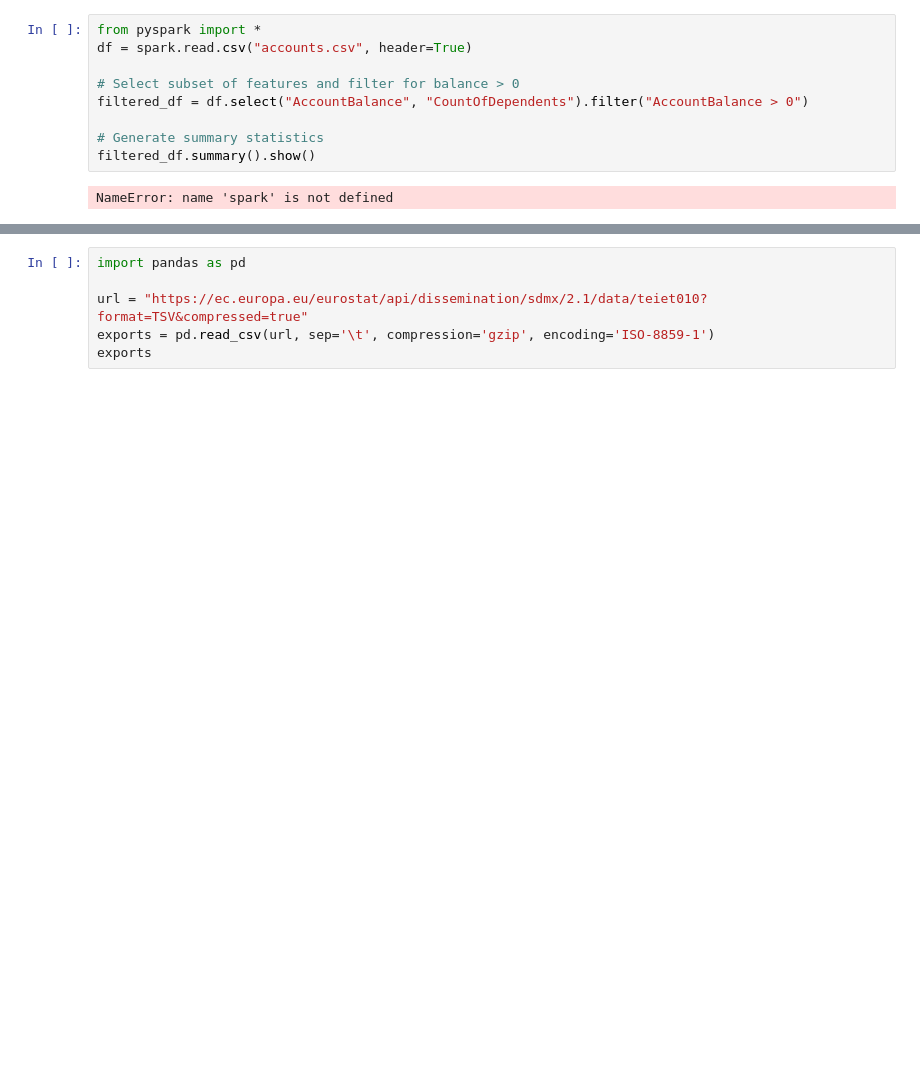
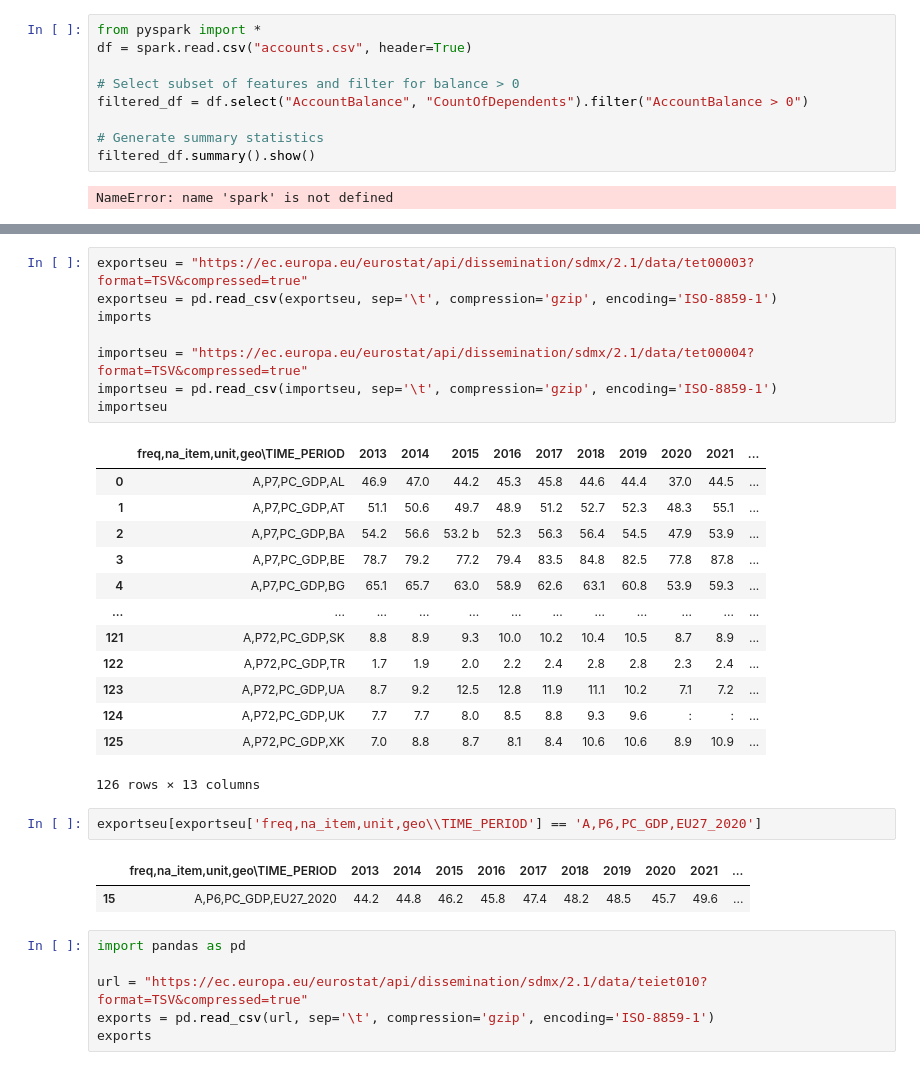
Before and after one commit to JonasHasl/finpage, a Jupyter notebook: src/pages/tradeEU.ipynb, the cells around one changed output, grey strips where cells are left out. Drawn from its saved outputs; the diff is of its cells as text; blank space fills up the shorter version.

```diff
--- a/src/pages/tradeEU.ipynb
+++ b/src/pages/tradeEU.ipynb
@@ -25,6 +25,33 @@ imports
 | 3 | M,IMP,TOTAL,WRL_REST,PCH_M1_SA,EU... | 5.6 | 0.7 | 2.3 | 0.4 | -2.8 | 2.1 | 2.1 | -2.8 | 1.7 | ... |
 | 4 | M,IMP,TOTAL,WRL_REST,TVAL_SA,EA20 | 221282.7 | 222112.1 | 226483.8 | 225494.4 | 220399.8 | 224211.3 | 228232.4 | 223359.9 | 227432.3 | ... |
 | 5 | M,IMP,TOTAL,WRL_REST,TVAL_SA,EU27... | 198829.6 | 200288.1 | 204993.0 | 205789.6 | 200106.9 | 204313.4 | 208581.6 | 202766.2 | 206247.8 | ... |
+# %%
+exportseu = "https://ec.europa.eu/eurostat/api/dissemination/sdmx/2.1/data/tet00003?format=TSV&compressed=true"
+exportseu = pd.read_csv(exportseu, sep='\t', compression='gzip', encoding='ISO-8859-1')
+imports
+
+importseu = "https://ec.europa.eu/eurostat/api/dissemination/sdmx/2.1/data/tet00004?format=TSV&compressed=true"
+importseu = pd.read_csv(importseu, sep='\t', compression='gzip', encoding='ISO-8859-1')
+importseu
+# %% [output]
+|  | freq,na_item,unit,geo\TIME_PERIOD | 2013 | 2014 | 2015 | 2016 | 2017 | 2018 | 2019 | 2020 | 2021 | ... |
+| 0 | A,P7,PC_GDP,AL | 46.9 | 47.0 | 44.2 | 45.3 | 45.8 | 44.6 | 44.4 | 37.0 | 44.5 | ... |
+| 1 | A,P7,PC_GDP,AT | 51.1 | 50.6 | 49.7 | 48.9 | 51.2 | 52.7 | 52.3 | 48.3 | 55.1 | ... |
+| 2 | A,P7,PC_GDP,BA | 54.2 | 56.6 | 53.2 b | 52.3 | 56.3 | 56.4 | 54.5 | 47.9 | 53.9 | ... |
+| 3 | A,P7,PC_GDP,BE | 78.7 | 79.2 | 77.2 | 79.4 | 83.5 | 84.8 | 82.5 | 77.8 | 87.8 | ... |
+| 4 | A,P7,PC_GDP,BG | 65.1 | 65.7 | 63.0 | 58.9 | 62.6 | 63.1 | 60.8 | 53.9 | 59.3 | ... |
+| ... | ... | ... | ... | ... | ... | ... | ... | ... | ... | ... | ... |
+| 121 | A,P72,PC_GDP,SK | 8.8 | 8.9 | 9.3 | 10.0 | 10.2 | 10.4 | 10.5 | 8.7 | 8.9 | ... |
+| 122 | A,P72,PC_GDP,TR | 1.7 | 1.9 | 2.0 | 2.2 | 2.4 | 2.8 | 2.8 | 2.3 | 2.4 | ... |
+| 123 | A,P72,PC_GDP,UA | 8.7 | 9.2 | 12.5 | 12.8 | 11.9 | 11.1 | 10.2 | 7.1 | 7.2 | ... |
+| 124 | A,P72,PC_GDP,UK | 7.7 | 7.7 | 8.0 | 8.5 | 8.8 | 9.3 | 9.6 | : | : | ... |
+| 125 | A,P72,PC_GDP,XK | 7.0 | 8.8 | 8.7 | 8.1 | 8.4 | 10.6 | 10.6 | 8.9 | 10.9 | ... |
+126 rows × 13 columns
+# %%
+exportseu[exportseu['freq,na_item,unit,geo\\TIME_PERIOD'] == 'A,P6,PC_GDP,EU27_2020']
+# %% [output]
+|  | freq,na_item,unit,geo\TIME_PERIOD | 2013 | 2014 | 2015 | 2016 | 2017 | 2018 | 2019 | 2020 | 2021 | ... |
+| 15 | A,P6,PC_GDP,EU27_2020 | 44.2 | 44.8 | 46.2 | 45.8 | 47.4 | 48.2 | 48.5 | 45.7 | 49.6 | ... |
 # %%
 import pandas as pd
 
```
Also changed, not shown: parts of 12 cells of this notebook, 6 other files.
